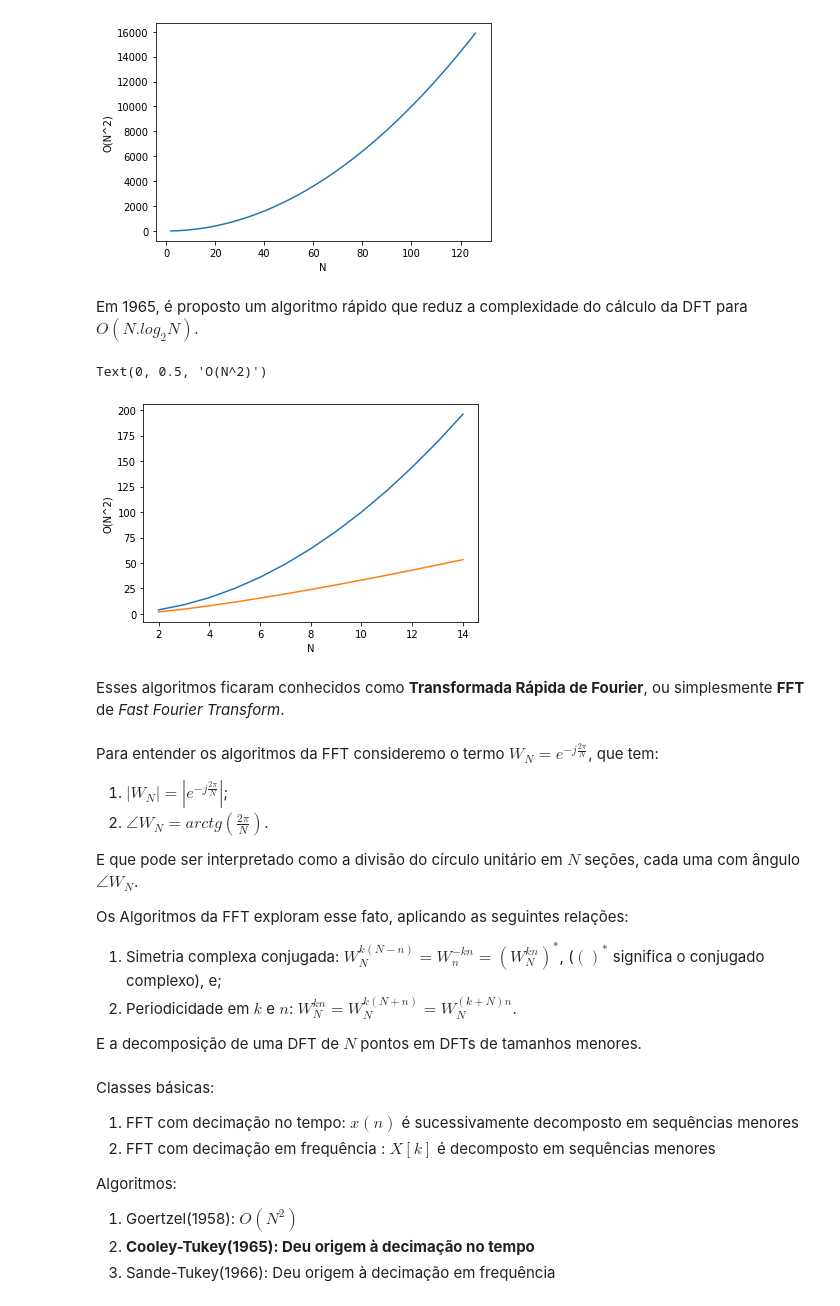
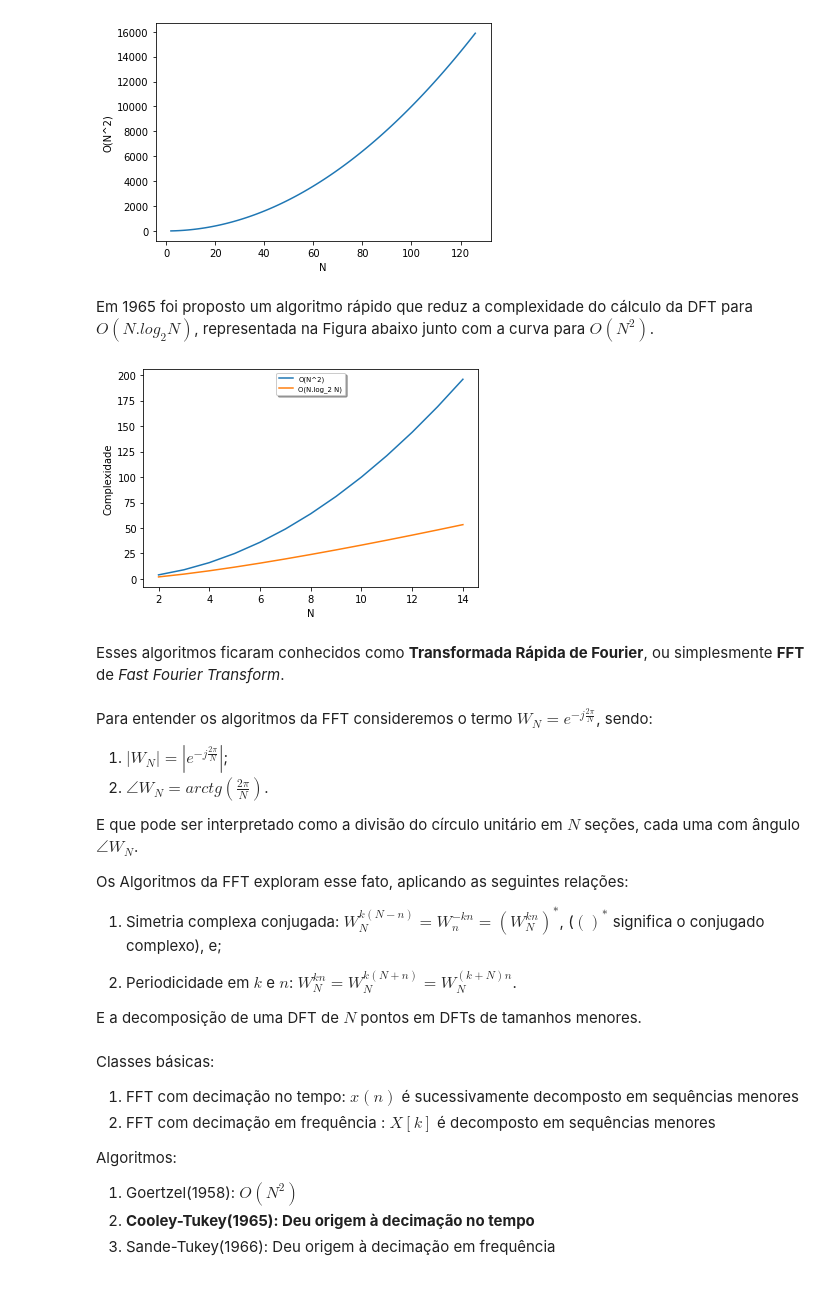
Before and after one commit to ecandeia/PDS-FFT, a Jupyter notebook: FFT.ipynb, the cells around one changed output. Saved outputs shown, nothing was run; the diff lists cells and outputs as text; code cells hidden in the pictures.

Commit message:
Add files via upload
Acrescentando alguns comentários textuais e melhoradas as figuras.

```diff
--- a/FFT.ipynb
+++ b/FFT.ipynb
@@ -25,24 +25,28 @@ mplib.ylabel("O(N^2)")
 Text(0, 0.5, 'O(N^2)')
 [figure]
 # %% [markdown]
-Em 1965, é proposto um algoritmo rápido que reduz a complexidade do cálculo da DFT para $O(N.log_2 N)$.
+Em 1965 foi proposto um algoritmo rápido que reduz a complexidade do cálculo da DFT para $O(N.log_2 N)$, representada na Figura abaixo junto com a curva para $O(N^2)$.
 # %%
 import numpy as np
 
 import matplotlib.pyplot as mplib
 N = 16;
 n = range(2,N-1)
-mplib.plot(n, np.power(n, 2))
-mplib.plot(n, n*np.log2(n))
+
+fig, ax = mplib.subplots()
+
+ax.plot(n, np.power(n, 2),label='O(N^2)')
+ax.plot(n, n*np.log2(n),label='O(N.log_2 N)')
 mplib.xlabel("N")
-mplib.ylabel("O(N^2)")
+mplib.ylabel("Complexidade")
+
+legend = ax.legend(loc='upper center', shadow=True, fontsize='x-small')
 # %% [output]
-Text(0, 0.5, 'O(N^2)')
-[figure, old version]
+[figure, new version]
 # %% [markdown]
 Esses algoritmos ficaram conhecidos como **Transformada Rápida de Fourier**, ou simplesmente **FFT** de *Fast Fourier Transform*.
 # %% [markdown]
-Para entender os algoritmos da FFT consideremo o termo $W_N = e^{-j\frac{2\pi}{N}}$, que tem:
+Para entender os algoritmos da FFT consideremos o termo $W_N = e^{-j\frac{2\pi}{N}}$, sendo:
 
 1. $|W_N| = |e^{-j\frac{2\pi}{N}}|$;
 2. $\angle W_N = arctg(\frac{2\pi}{N})$.
@@ -52,6 +56,7 @@ E que pode ser interpretado como a divisão do círculo unitário em $N$ seçõe
 Os Algoritmos da FFT exploram esse fato, aplicando as seguintes relações:
 
 1. Simetria complexa conjugada: $W_N^{k(N-n)} = W_n^{-kn} = (W_N^{kn})^*$, ($()^*$ significa o conjugado complexo), e;
+
 2. Periodicidade em $k$ e $n$: $W_N^{kn} = W_N^{k(N + n)} = W_N^{(k + N)n}$.
 
 E a decomposição de uma DFT de $N$ pontos em DFTs de tamanhos menores.
```
Also changed, not shown: parts of 8 cells of this notebook.
